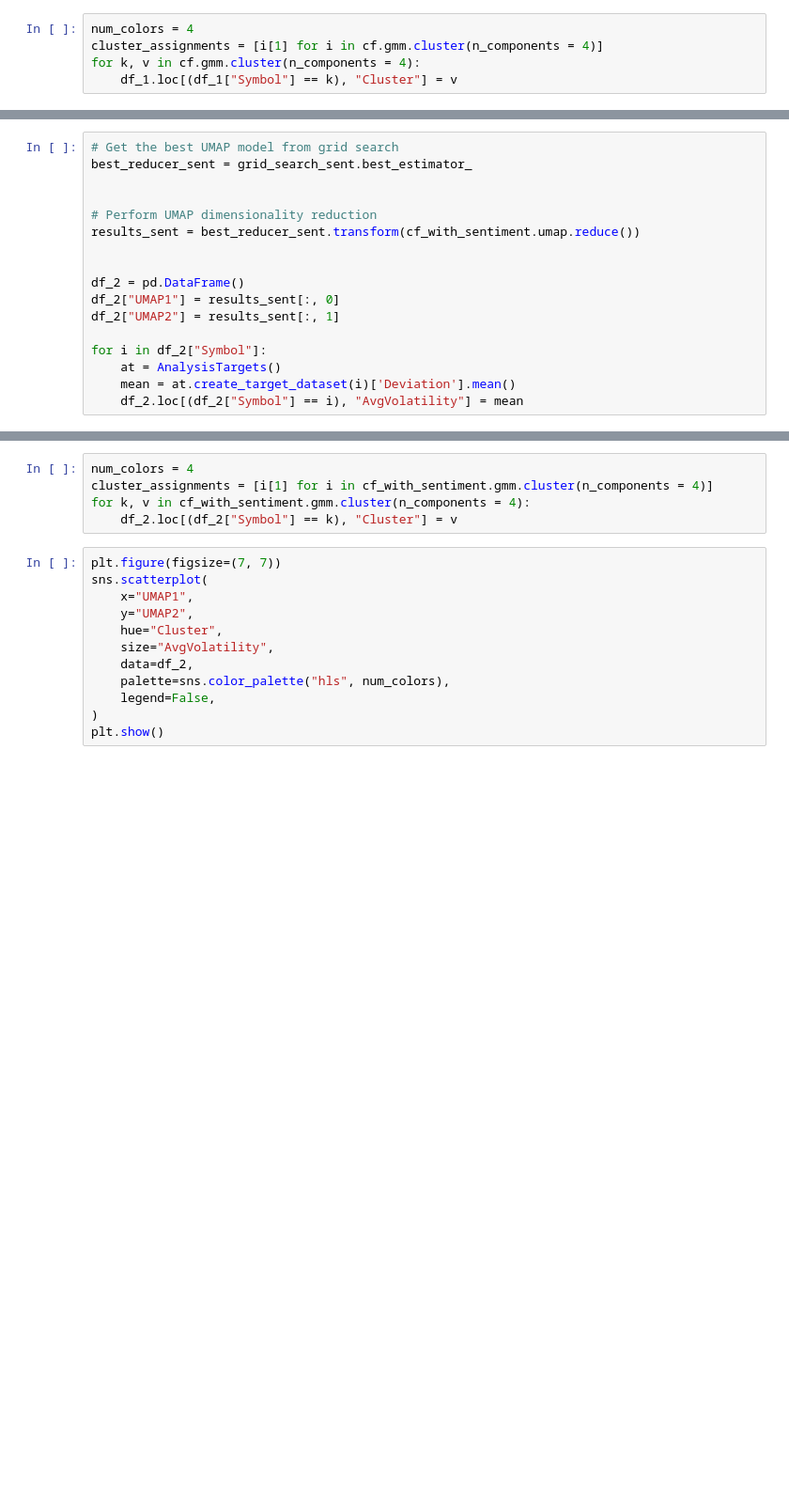
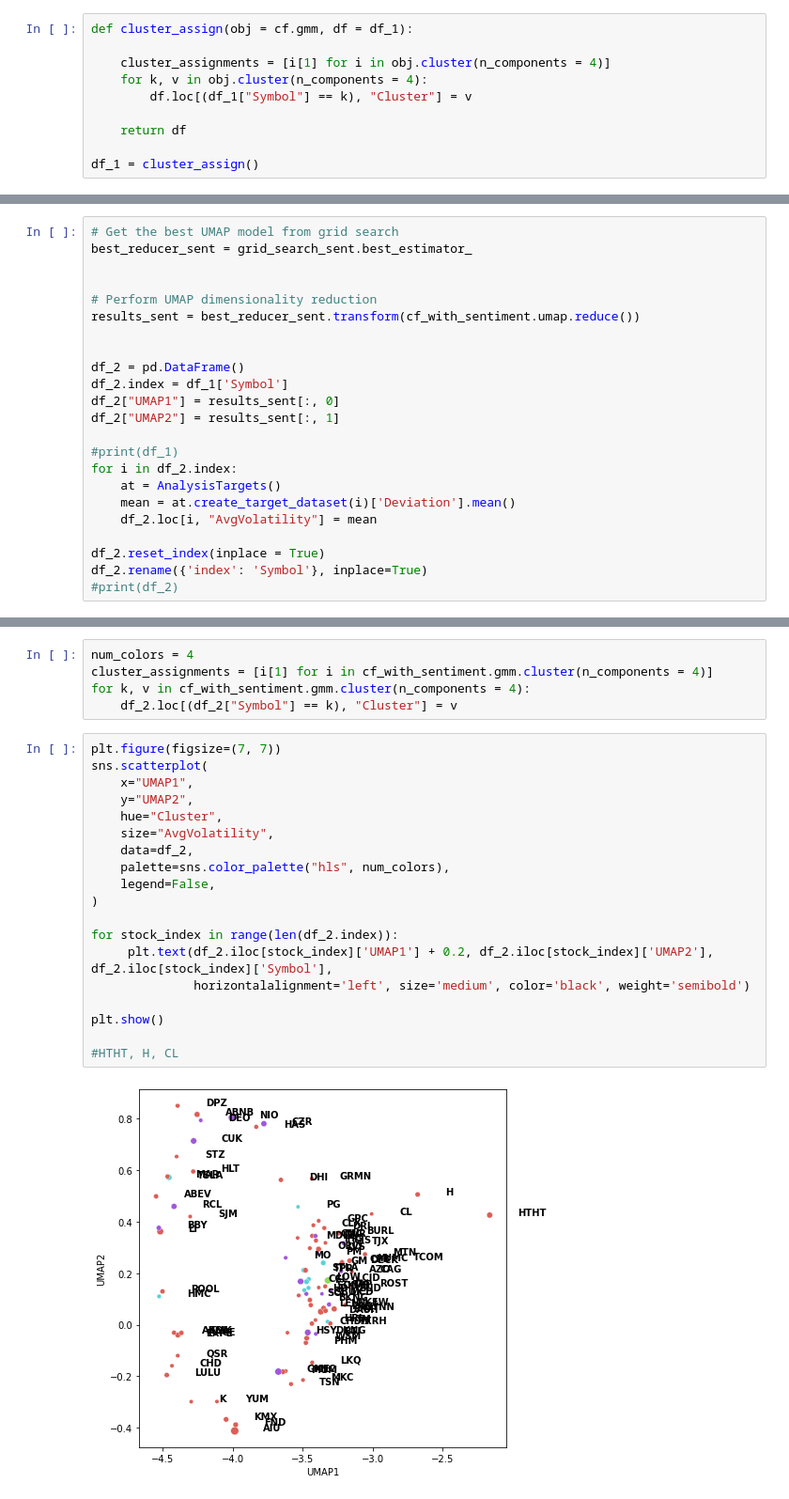
Before and after one commit to rkedia1/stock_volatility, a Jupyter notebook: analysis_of_clusters.ipynb, the cells around one changed output, grey strips where cells are left out. Shown at 94% size. Saved outputs shown, nothing was run; the diff lists cells and outputs as text; blank space fills up the shorter version.

```diff
--- a/analysis_of_clusters.ipynb
+++ b/analysis_of_clusters.ipynb
@@ -230,7 +260,12 @@ df_1["UMAP2"] = results_base[:, 1]
 # %% [output]
 96
 # %%
-num_colors = 4
-cluster_assignments = [i[1] for i in cf.gmm.cluster(n_components = 4)]
-for k, v in cf.gmm.cluster(n_components = 4):
-    df_1.loc[(df_1["Symbol"] == k), "Cluster"] = v
+def cluster_assign(obj = cf.gmm, df = df_1):
+
+    cluster_assignments = [i[1] for i in obj.cluster(n_components = 4)]
+    for k, v in obj.cluster(n_components = 4):
+        df.loc[(df_1["Symbol"] == k), "Cluster"] = v
+
+    return df
+
+df_1 = cluster_assign()
@@ -285,11 +338,17 @@ results_sent = best_reducer_sent.transform(cf_with_sentiment.umap.reduce())
 
 
 df_2 = pd.DataFrame()
+df_2.index = df_1['Symbol']
 df_2["UMAP1"] = results_sent[:, 0]
 df_2["UMAP2"] = results_sent[:, 1]
 
-for i in df_2["Symbol"]:
+#print(df_1)
+for i in df_2.index:
     at = AnalysisTargets()
     mean = at.create_target_dataset(i)['Deviation'].mean()
-    df_2.loc[(df_2["Symbol"] == i), "AvgVolatility"] = mean
+    df_2.loc[i, "AvgVolatility"] = mean
+
+df_2.reset_index(inplace = True)
+df_2.rename({'index': 'Symbol'}, inplace=True)
+#print(df_2)
 # %% [output]
@@ -302,14 +377,23 @@ for k, v in cf_with_sentiment.gmm.cluster(n_components = 4):
 # %%
 plt.figure(figsize=(7, 7))
 sns.scatterplot(
     x="UMAP1",
     y="UMAP2",
     hue="Cluster",
     size="AvgVolatility",
     data=df_2,
     palette=sns.color_palette("hls", num_colors),
     legend=False,
 )
+
+for stock_index in range(len(df_2.index)):
+     plt.text(df_2.iloc[stock_index]['UMAP1'] + 0.2, df_2.iloc[stock_index]['UMAP2'], df_2.iloc[stock_index]['Symbol'],
+              horizontalalignment='left', size='medium', color='black', weight='semibold')
+
 plt.show()
+
+#HTHT, H, CL
+# %% [output]
+[figure, added]
 # %%
 print(grid_search_sent.best_params_)
```
Also changed, not shown: parts of 12 cells of this notebook, 1 other file.
